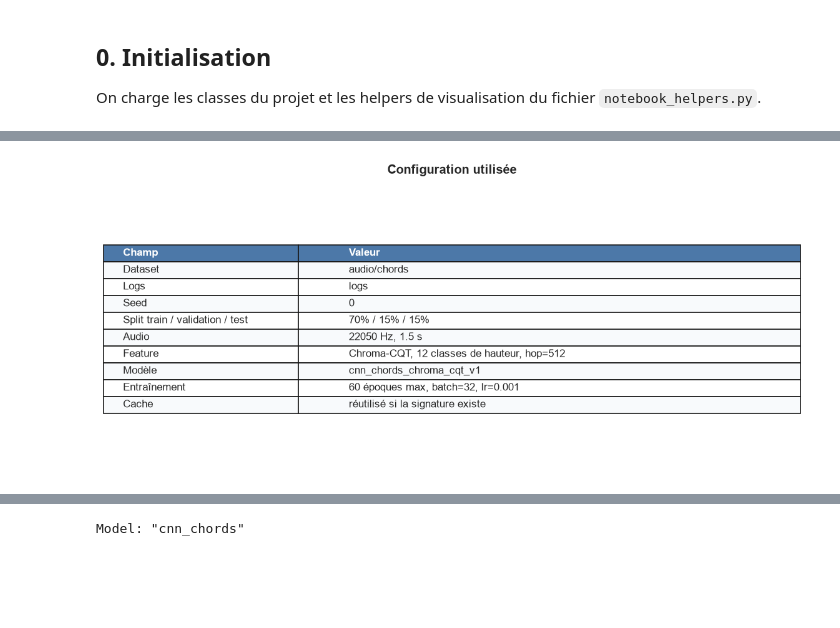
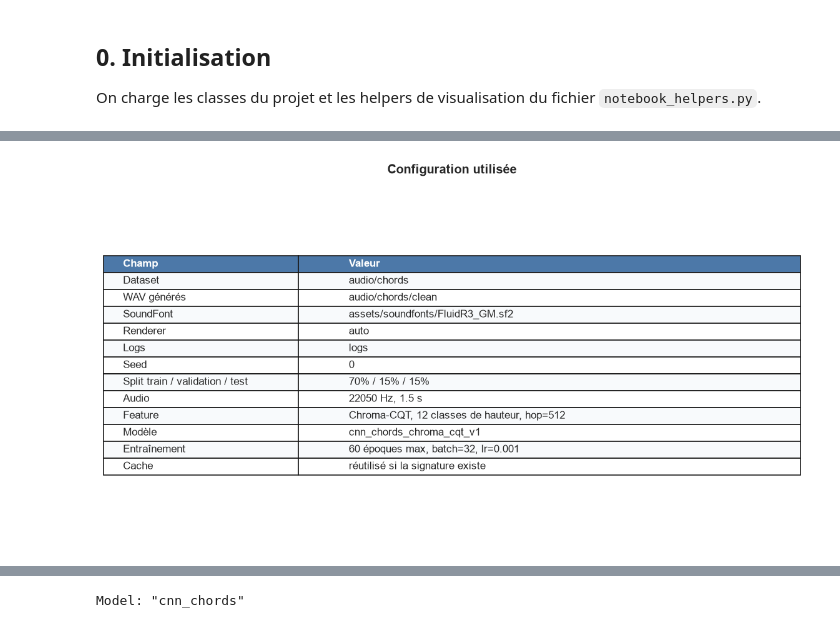
Before and after one commit to dev-gasy/musica, a Jupyter notebook: musica.ipynb, the cells around one changed output, grey strips where cells are left out. Cells and saved outputs as stored; diff of their text form; code cells hidden in the pictures; blank space fills up the shorter version.

```diff
--- a/musica.ipynb
+++ b/musica.ipynb
@@ -60,12 +102,17 @@ if config.force_retrain:
     )
 
 dataset_dir = config.resolve_path(PROJECT_ROOT, config.dataset_dir)
+clean_output_dir = config.resolve_path(PROJECT_ROOT, config.clean_output_dir)
+soundfont_path = config.resolve_path(PROJECT_ROOT, config.soundfont_path)
 logs_dir = config.resolve_path(PROJECT_ROOT, config.logs_dir)
 
 show_table(
     "Configuration utilisée",
     [
         ("Dataset", dataset_dir.relative_to(PROJECT_ROOT)),
+        ("WAV générés", clean_output_dir.relative_to(PROJECT_ROOT)),
+        ("SoundFont", soundfont_path.relative_to(PROJECT_ROOT)),
+        ("Renderer", config.renderer),
         ("Logs", logs_dir.relative_to(PROJECT_ROOT)),
         ("Seed", config.seed),
         ("Split train / validation / test",
@@ -83 +130 @@ show_table(
-[figure, old version]
+[figure, new version]
```
Also changed, not shown: parts of 25 cells of this notebook, 55 other files.
